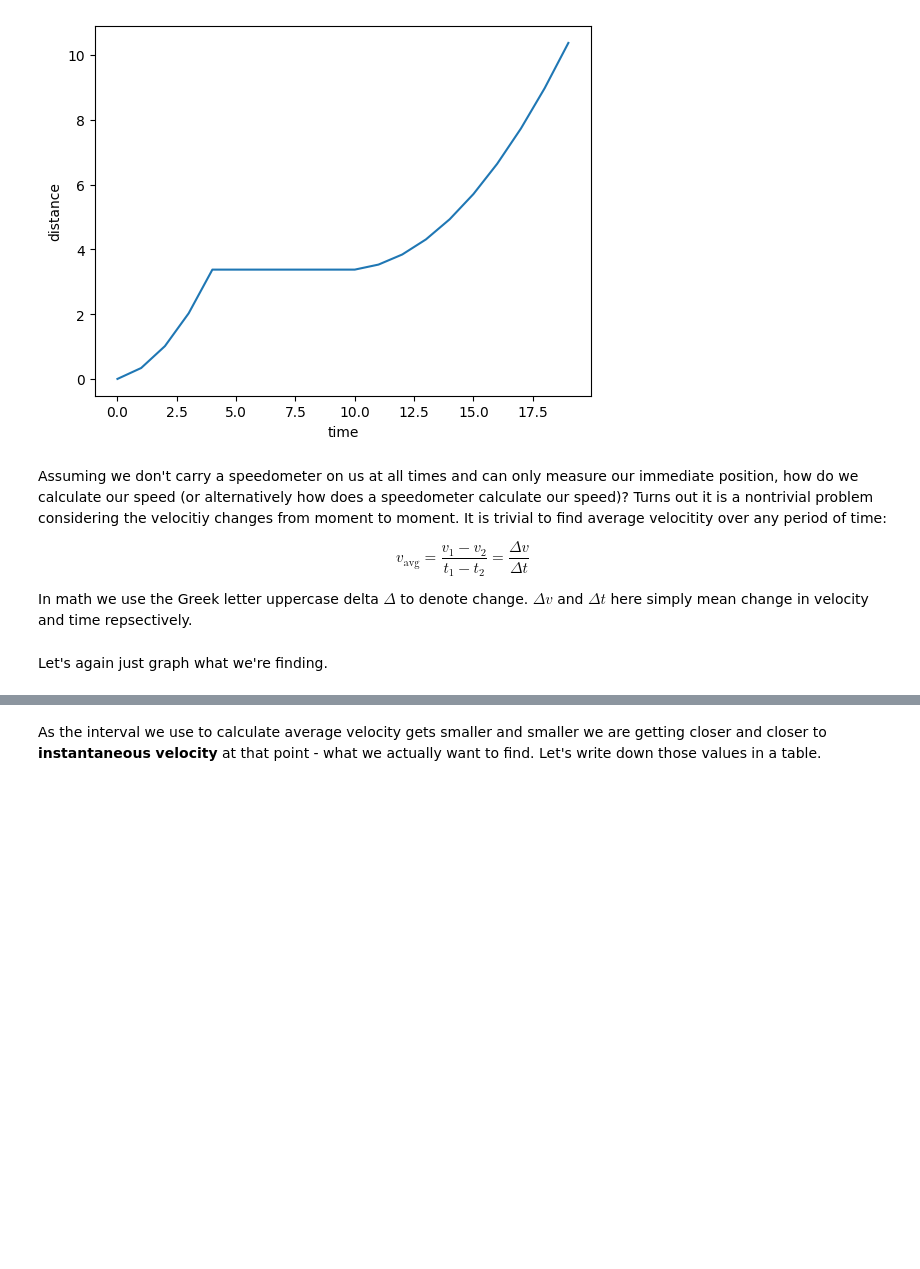
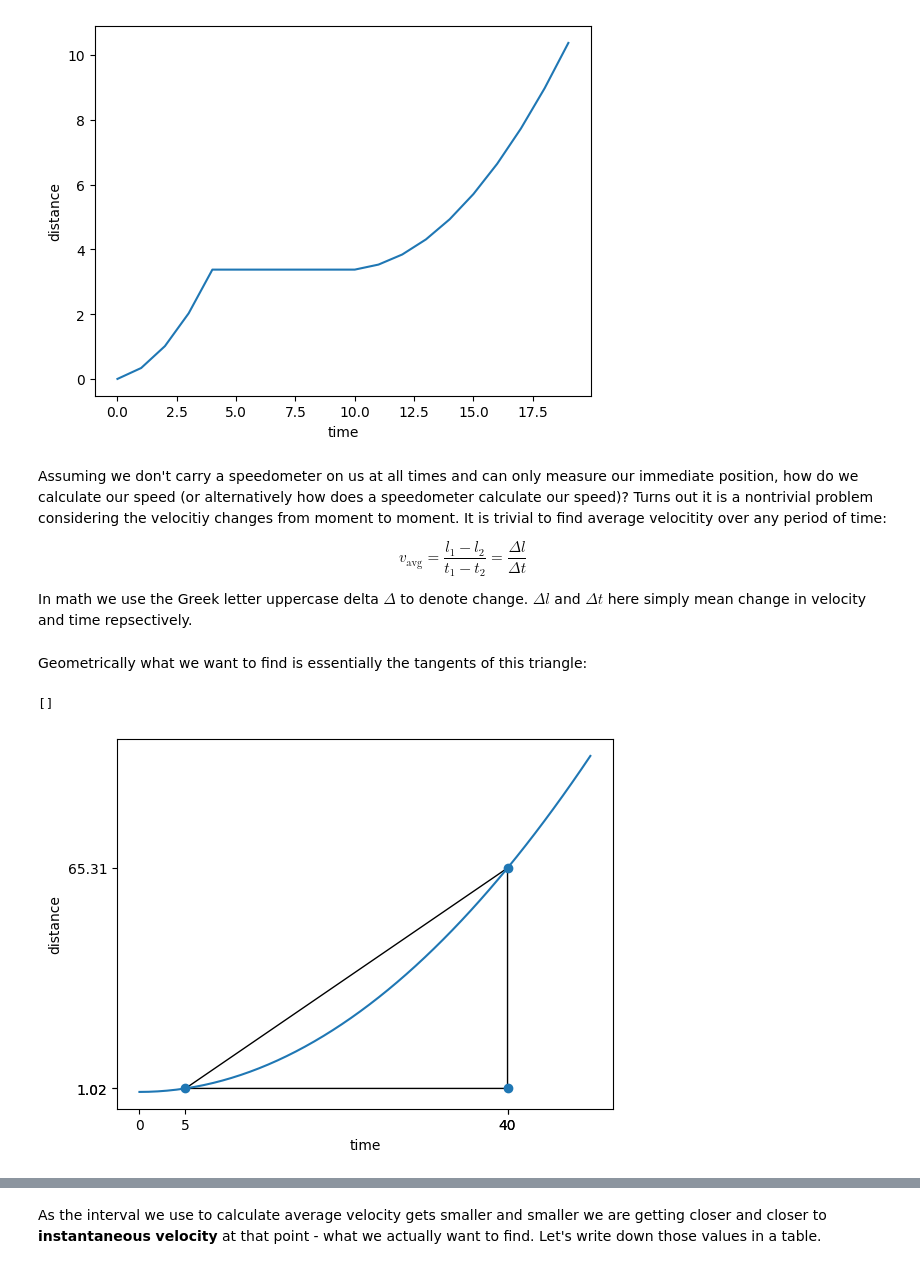
Before and after one commit to danila-zol/Introduction_to_Python_SAS, a Jupyter notebook: Code_Examples/Lecture7/calculus.ipynb, the cells around one changed output, grey strips where cells are left out. Saved outputs shown, nothing was run; the diff lists cells and outputs as text; code cells hidden in the pictures; blank space fills up the shorter version.

```diff
--- a/Code_Examples/Lecture7/calculus.ipynb
+++ b/Code_Examples/Lecture7/calculus.ipynb
@@ -64,8 +62,6 @@ plt.show()
 # %% [markdown]
 Assuming we don't carry a speedometer on us at all times and can only measure our immediate position, how do we calculate our speed (or alternatively how does a speedometer calculate our speed)? Turns out it is a nontrivial problem considering the velocitiy changes from moment to moment. It is trivial to find average velocitity over any period of time:
 
-$$v_\text{avg} = \dfrac{v_1 - v_2}{t_1 - t_2} = \dfrac{\Delta v}{\Delta t}$$
+$$v_\text{avg} = \dfrac{l_1 - l_2}{t_1 - t_2} = \dfrac{\Delta l}{\Delta t}$$
 
-In math we use the Greek letter uppercase delta $\Delta$ to denote change. $\Delta v$ and $\Delta t$ here simply mean change in velocity and time repsectively.
+In math we use the Greek letter uppercase delta $\Delta$ to denote change. $\Delta l$ and $\Delta t$ here simply mean change in velocity and time repsectively.
-# %% [markdown]
-Let's again just graph what we're finding.
@@ -73,0 +68,34 @@ Let's again just graph what we're finding.
+# %% [markdown]
+Geometrically what we want to find is essentially the tangents of this triangle:
+# %%
+fig, ax = plt.subplots()
+
+v = np.linspace(0, 2, 50)
+t = np.arange(0, len(v))
+l = v * t
+
+start_point = (t[5], l[5])
+offset = 5
+triangles = []
+ticks = {"x": [start_point[0]], "y": [start_point[1]]}
+for i in range(5):
+    offset += 7
+    triangle = [
+        start_point,
+        (t[offset], start_point[1] ),
+        (t[offset], l[offset])
+    ]
+    triangles.append(triangle)
+
+tri = triangles[-1]
+ax.add_patch(Polygon(tri, fill=False))
+ax.scatter([p[0] for p in tri], [p[1] for p in tri])
+ax.plot(t, l)
+ax.set_xticks([0] + [p[0] for p in tri])
+ax.set_yticks([p[1] for p in tri])
+ax.set_xlabel("time")
+ax.set_ylabel("distance")
+plt.plot()
+# %% [output]
+[]
+[figure, added]
```
Also changed, not shown: parts of 9 cells of this notebook.
